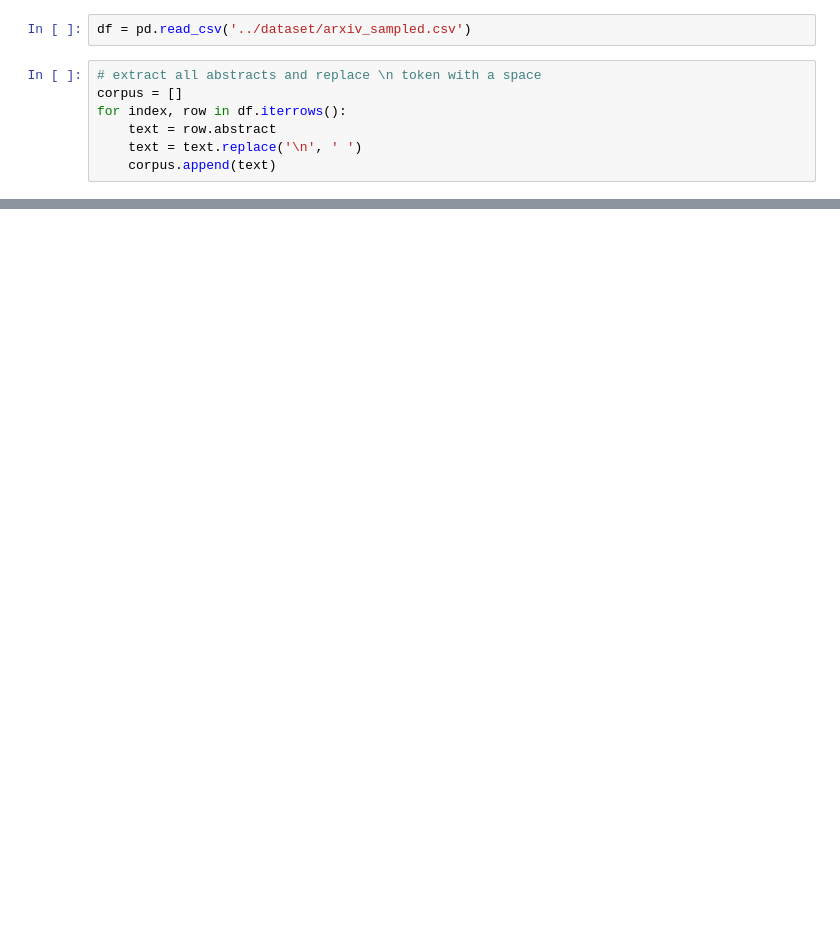
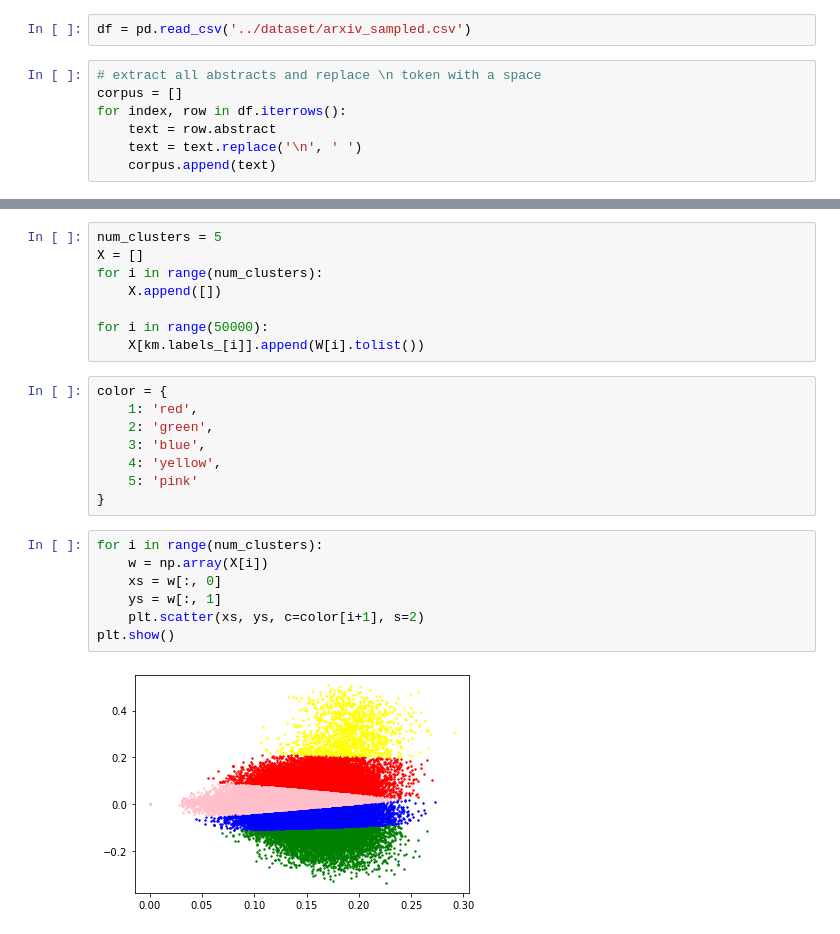
Before and after one commit to ImNotDarren/ScientificPaperClustering, a Jupyter notebook: model/baseline.ipynb, the cells around one changed output, grey strips where cells are left out. Saved outputs shown, nothing was run; the diff lists cells and outputs as text; blank space fills up the shorter version.

```diff
--- a/model/baseline.ipynb
+++ b/model/baseline.ipynb
@@ -45,0 +66,25 @@ array([[ 2.30405236e-01, -9.76976432e-02,  4.74351184e-02, ...,
+# %%
+num_clusters = 5
+X = []
+for i in range(num_clusters):
+    X.append([])
+
+for i in range(50000):
+    X[km.labels_[i]].append(W[i].tolist())
+# %%
+color = {
+    1: 'red',
+    2: 'green',
+    3: 'blue',
+    4: 'yellow',
+    5: 'pink'
+}
+# %%
+for i in range(num_clusters):
+    w = np.array(X[i])
+    xs = w[:, 0]
+    ys = w[:, 1]
+    plt.scatter(xs, ys, c=color[i+1], s=2)
+plt.show()
+# %% [output]
+[figure, added]
```
Also changed, not shown: parts of 9 cells of this notebook.
